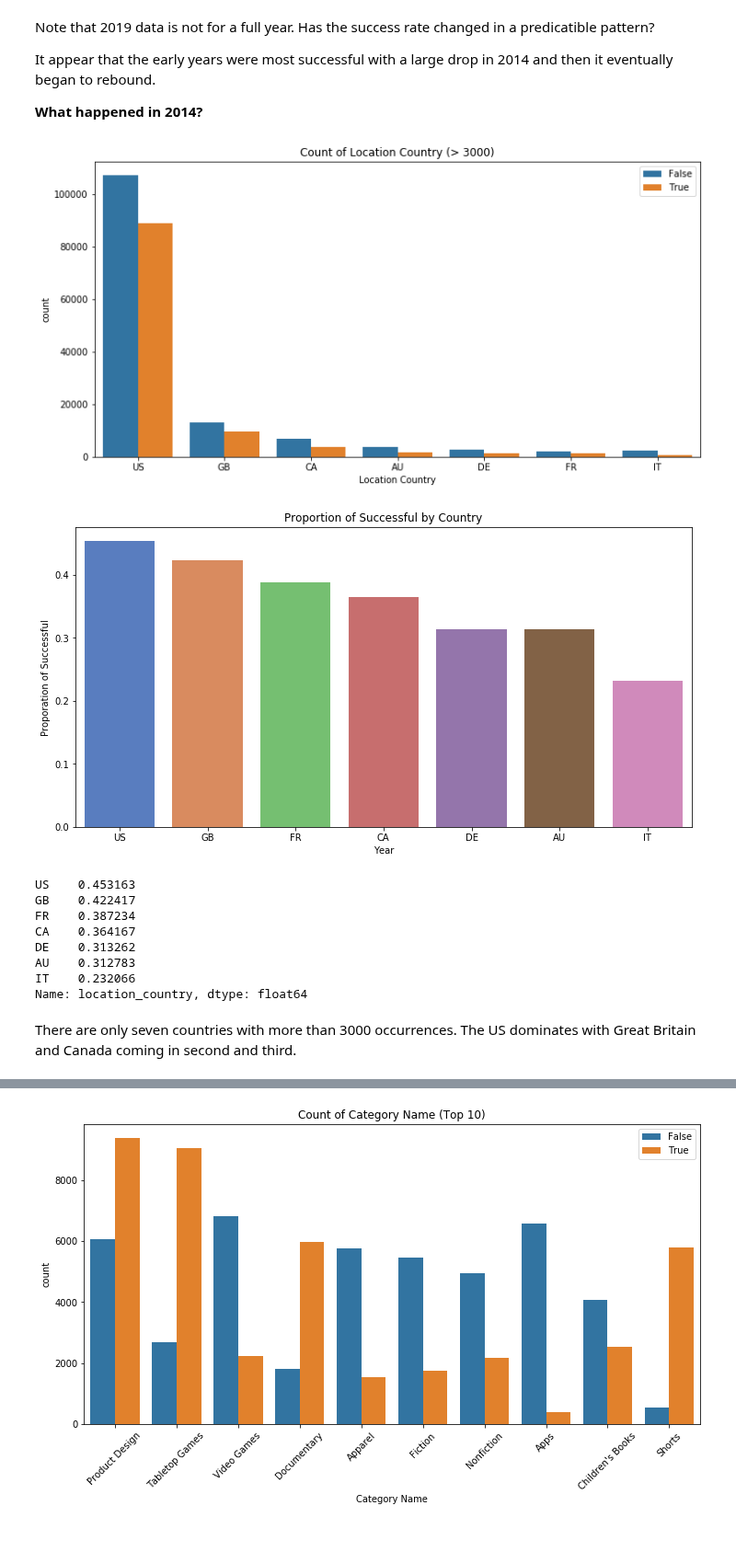
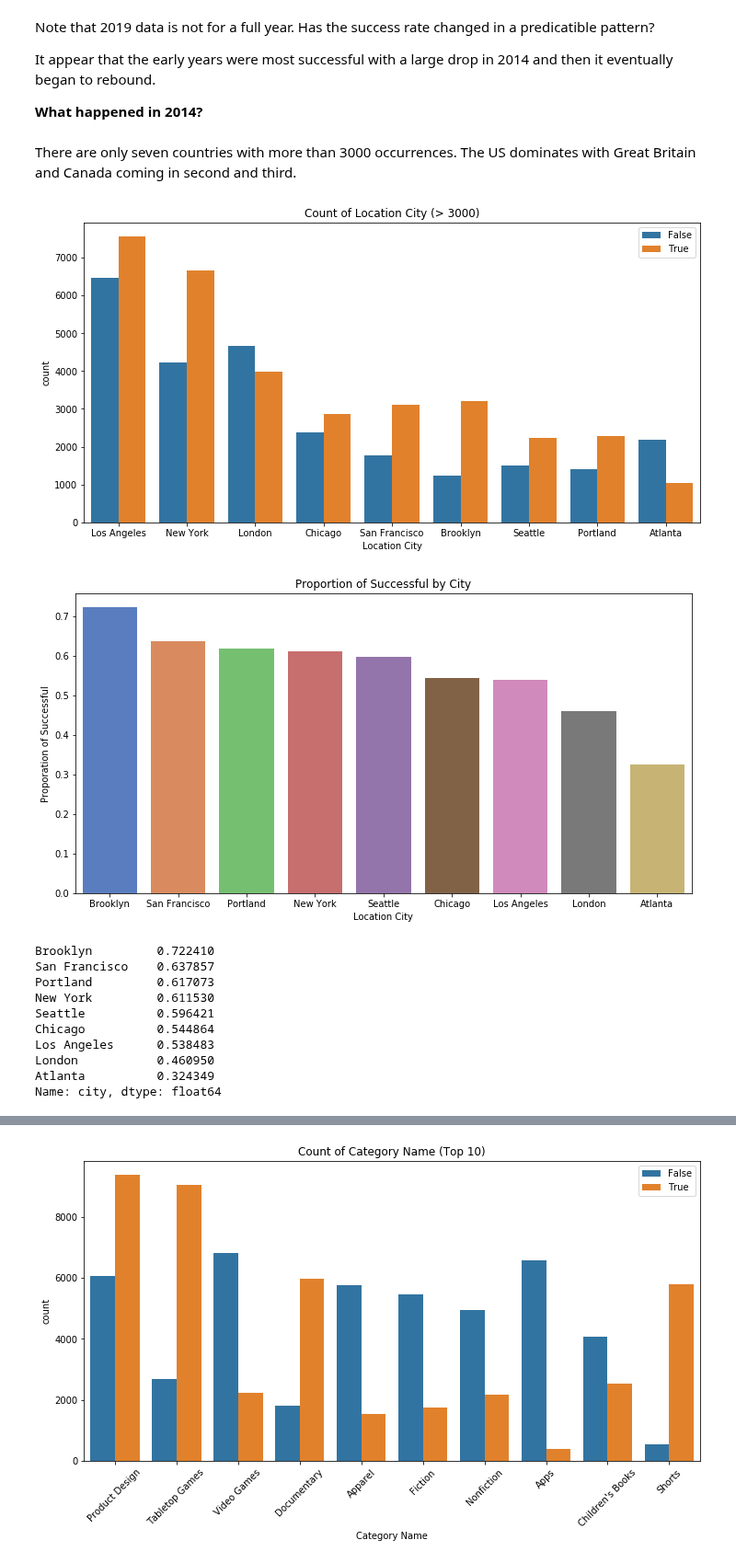
Before and after one commit to dwitten392/Springboard---DW, a Jupyter notebook: Capstone 1 - Kickstarter/Kickstarter Projects - Cleaning and Visualization.ipynb, the cells around one changed output, grey strips where cells are left out. Shown at 92% size. Drawn from its saved outputs; the diff is of its cells as text; code cells hidden in the pictures; blank space fills up the shorter version.

Commit message:
new columns, additional visualizations

```diff
--- a/Capstone 1 - Kickstarter/Kickstarter Projects - Cleaning and Visualization.ipynb
+++ b/Capstone 1 - Kickstarter/Kickstarter Projects - Cleaning and Visualization.ipynb
@@ -65,3 +65,6 @@ I decided to throw out data with a goal under $1000 as they do not seem to be "s
 # %%
 #throwing data with a goal under 1000
 cleaned_data = data.loc[data['goal_USD'] >= 1000]
+# %%
+#create a proportion of goal column
+cleaned_data['prop_goal'] = cleaned_data['usd_pledged'] / cleaned_data['goal_USD']
@@ -77,6 +85,8 @@ I threw out data where the deadline is beyond the cutoff date
 # %%
 #convert binary outcome to boolean
 cleaned_data['outcome'] = [(i == 'successful') for i in cleaned_data['binary_state']]
+# %%
+cleaned_data['city'] = [i.split(', ')[0] for i in cleaned_data['location_displayable_name']]
 # %% [markdown]
 ## Is ID an appropriate Index?
 # %%
@@ -251,6 +269,7 @@ The proportion of projects that are spotlighted and successful: 1.0.
 # the days to deadline not useful as the deadline should be passed;
 # the state column is not necessary with the outcome column; and the individual date columns are not necessary
 # the spotlight and staff pick columns can be dropped
+# dropping a few additional columns I never plan to use
 
 cleaned_data = cleaned_data.drop(columns=['location.country', 'days_to_deadline', 'state',
-                                 'year', 'month', 'day', 'hour', 'spotlight', 'staff_pick'])
+                                 'year', 'month', 'day', 'hour', 'spotlight', 'staff_pick', 'location_display_name', 'slug'])
@@ -509,5 +434,5 @@ It appear that the early years were most successful with a large drop in 2014 an
 # %%
-#show the frequency of location country for those with at least 5000 occurrences
+#show the frequency of location country for those with at least 3000 occurrences
 fig = plt.figure(figsize = (12, 6))
 sns.countplot(x = 'location_country', hue = 'outcome',
               data = cleaned_data[cleaned_data.location_country.isin(['US', 'GB', 'CA', 'AU', 'DE', 'FR', 'IT'])],
@@ -526,16 +451,38 @@ plt.ylabel('Proporation of Successful')
 plt.title('Proportion of Successful by Country')
 plt.show()
 print(y)
-# %% [output]
-[figure, removed]
-[figure, removed]
-US    0.453163
-GB    0.422417
-FR    0.387234
-CA    0.364167
-DE    0.313262
-AU    0.312783
-IT    0.232066
-Name: location_country, dtype: float64
 # %% [markdown]
 There are only seven countries with more than 3000 occurrences. The US dominates with Great Britain and Canada coming in second and third.
+# %%
+#show the frequency of location city for those with at least 3000 instances
+fig = plt.figure(figsize = (12, 6))
+sns.countplot(x = 'city', hue = 'outcome',
+              data = cleaned_data,
+              order = cleaned_data.city.value_counts().head(9).index)
+plt.legend(title ='')
+plt.xlabel('Location City')
+plt.title('Count of Location City (> 3000)')
+plt.show()
+# make this into a probability distribution like above
+y = (cleaned_data['city'].loc[cleaned_data['city'].isin(cleaned_data.city.value_counts().head(9).index)].loc[cleaned_data['outcome'] == True].value_counts())/(cleaned_data['city'].loc[cleaned_data['city'].isin(cleaned_data.city.value_counts().head(9).index)].value_counts())
+y = y.sort_values(ascending = False)
+fig=plt.figure(figsize=(12,6))
+ax = sns.barplot(x = y.index, y = y, order = y.index, palette = 'muted')
+plt.xlabel('Location City')
+plt.ylabel('Proporation of Successful')
+plt.title('Proportion of Successful by City')
+plt.show()
+print(y)
+# %% [output]
+[figure, added]
+[figure, added]
+Brooklyn         0.722410
+San Francisco    0.637857
+Portland         0.617073
+New York         0.611530
+Seattle          0.596421
+Chicago          0.544864
+Los Angeles      0.538483
+London           0.460950
+Atlanta          0.324349
+Name: city, dtype: float64
```
Also changed, not shown: parts of 21 cells of this notebook.
